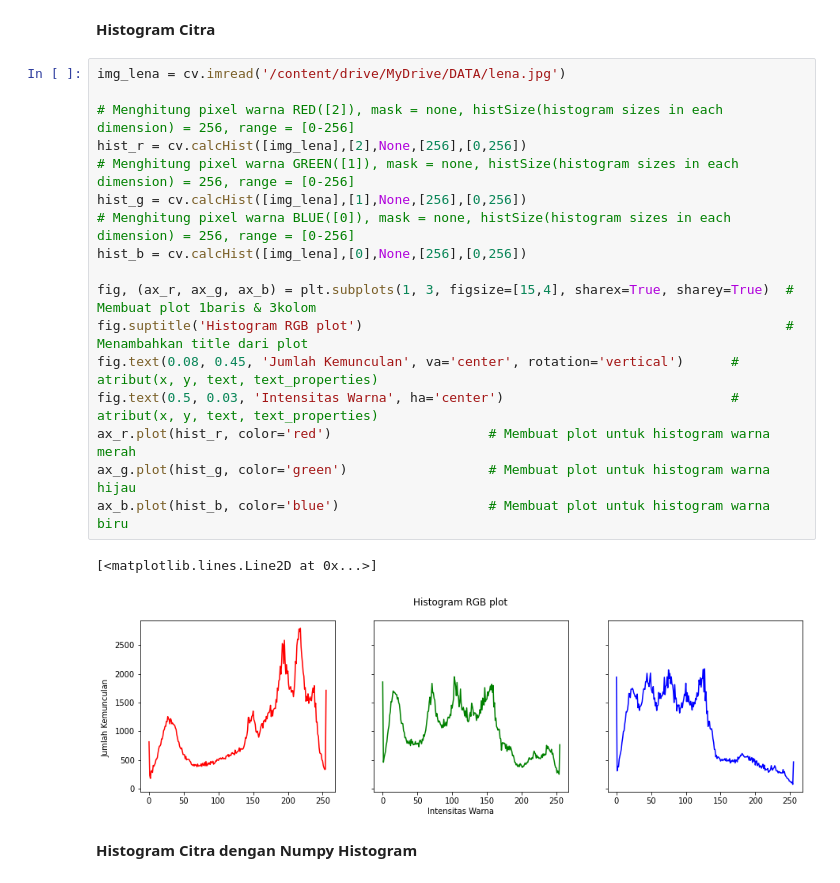
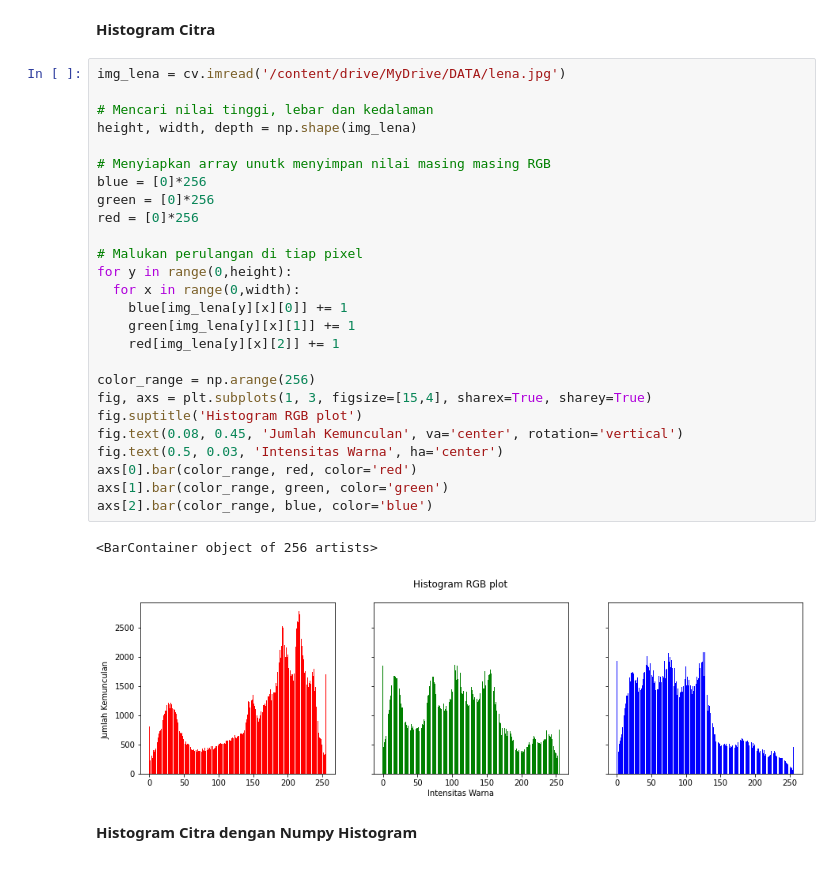
Before and after one commit to rizkinahayyuni/PCVK_Genap_2022, a Jupyter notebook: Modul6.ipynb, the cells around one changed output. Drawn from its saved outputs; the diff is of its cells as text.

```diff
--- a/Modul6.ipynb
+++ b/Modul6.ipynb
@@ -21,26 +21,35 @@ import matplotlib.image as mpimg
 from PIL import Image
 # %% [markdown]
 **Histogram Citra**
-# %%
-img_lena = cv.imread('/content/drive/MyDrive/DATA/lena.jpg')
-
-# Menghitung pixel warna RED([2]), mask = none, histSize(histogram sizes in each dimension) = 256, range = [0-256]
-hist_r = cv.calcHist([img_lena],[2],None,[256],[0,256])
-# Menghitung pixel warna GREEN([1]), mask = none, histSize(histogram sizes in each dimension) = 256, range = [0-256]
-hist_g = cv.calcHist([img_lena],[1],None,[256],[0,256])
-# Menghitung pixel warna BLUE([0]), mask = none, histSize(histogram sizes in each dimension) = 256, range = [0-256]
-hist_b = cv.calcHist([img_lena],[0],None,[256],[0,256])
-
-fig, (ax_r, ax_g, ax_b) = plt.subplots(1, 3, figsize=[15,4], sharex=True, sharey=True)  # Membuat plot 1baris & 3kolom
-fig.suptitle('Histogram RGB plot')                                                      # Menambahkan title dari plot
-fig.text(0.08, 0.45, 'Jumlah Kemunculan', va='center', rotation='vertical')      # atribut(x, y, text, text_properties)
-fig.text(0.5, 0.03, 'Intensitas Warna', ha='center')                             # atribut(x, y, text, text_properties)
-ax_r.plot(hist_r, color='red')                    # Membuat plot untuk histogram warna merah
-ax_g.plot(hist_g, color='green')                  # Membuat plot untuk histogram warna hijau
-ax_b.plot(hist_b, color='blue')                   # Membuat plot untuk histogram warna biru
-# %% [output]
-[<matplotlib.lines.Line2D at 0x...>]
-[figure, removed]
+# %%
+img_lena = cv.imread('/content/drive/MyDrive/DATA/lena.jpg')
+
+# Mencari nilai tinggi, lebar dan kedalaman
+height, width, depth = np.shape(img_lena)
+
+# Menyiapkan array unutk menyimpan nilai masing masing RGB
+blue = [0]*256
+green = [0]*256
+red = [0]*256
+
+# Malukan perulangan di tiap pixel
+for y in range(0,height):
+  for x in range(0,width):
+    blue[img_lena[y][x][0]] += 1
+    green[img_lena[y][x][1]] += 1
+    red[img_lena[y][x][2]] += 1
+
+color_range = np.arange(256)
+fig, axs = plt.subplots(1, 3, figsize=[15,4], sharex=True, sharey=True)
+fig.suptitle('Histogram RGB plot')
+fig.text(0.08, 0.45, 'Jumlah Kemunculan', va='center', rotation='vertical')
+fig.text(0.5, 0.03, 'Intensitas Warna', ha='center')
+axs[0].bar(color_range, red, color='red')
+axs[1].bar(color_range, green, color='green')
+axs[2].bar(color_range, blue, color='blue')
+# %% [output]
+<BarContainer object of 256 artists>
+[figure, added]
 # %% [markdown]
 **Histogram Citra dengan Numpy Histogram**
 # %%
```
Also changed, not shown: parts of 1 cell of this notebook.
